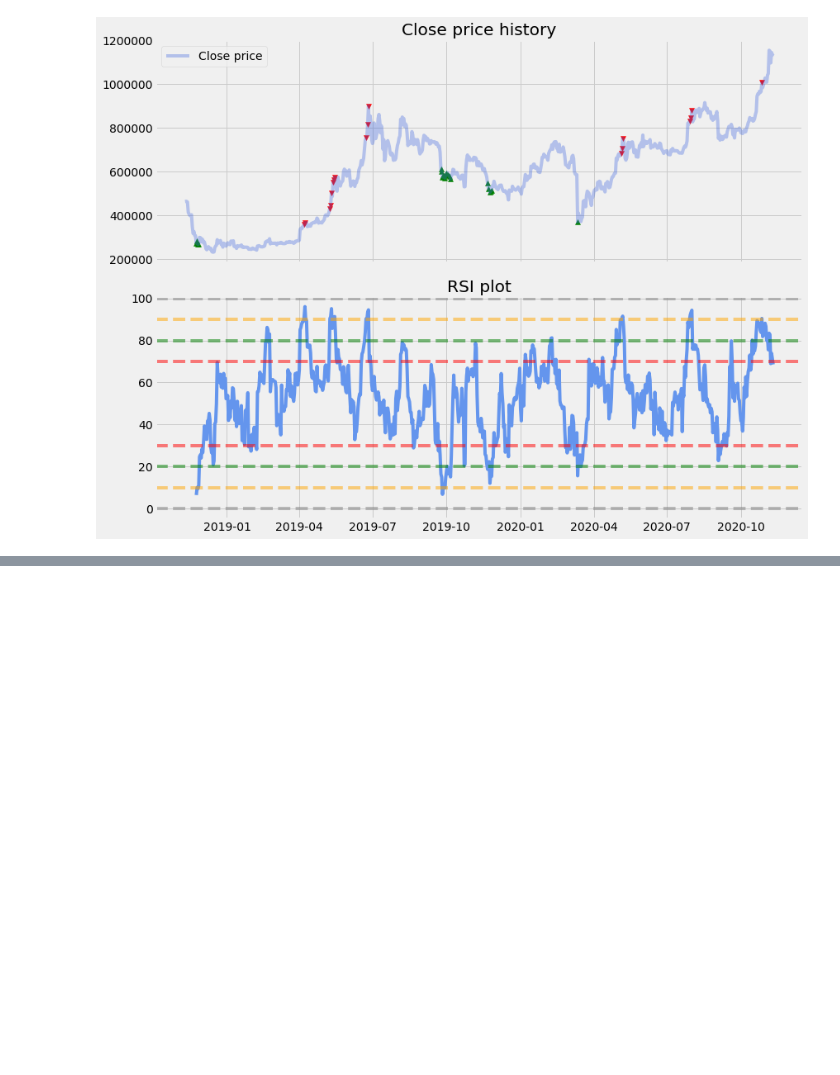
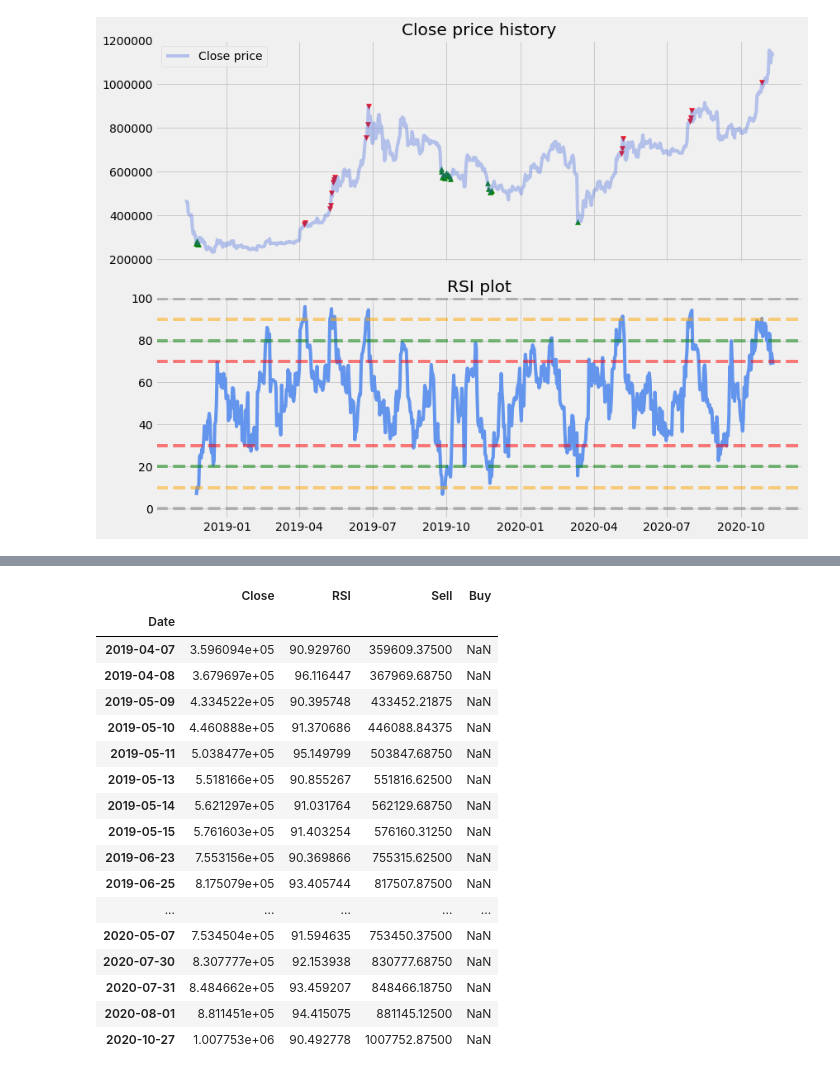
Before and after one commit to Xalt8/Crypto, a Jupyter notebook: rsi.ipynb, the cells around one changed output, grey strips where cells are left out. Drawn from its saved outputs; the diff is of its cells as text; code cells hidden in the pictures; blank space fills up the shorter version.

```diff
--- a/rsi.ipynb
+++ b/rsi.ipynb
@@ -176,0 +230,21 @@ plt.show()
+# %%
+sells
+# %% [output]
+|  | Close | RSI | Sell | Buy |
+| Date |  |  |  |  |
+| 2019-04-07 | 3.596094e+05 | 90.929760 | 359609.37500 | NaN |
+| 2019-04-08 | 3.679697e+05 | 96.116447 | 367969.68750 | NaN |
+| 2019-05-09 | 4.334522e+05 | 90.395748 | 433452.21875 | NaN |
+| 2019-05-10 | 4.460888e+05 | 91.370686 | 446088.84375 | NaN |
+| 2019-05-11 | 5.038477e+05 | 95.149799 | 503847.68750 | NaN |
+| 2019-05-13 | 5.518166e+05 | 90.855267 | 551816.62500 | NaN |
+| 2019-05-14 | 5.621297e+05 | 91.031764 | 562129.68750 | NaN |
+| 2019-05-15 | 5.761603e+05 | 91.403254 | 576160.31250 | NaN |
+| 2019-06-23 | 7.553156e+05 | 90.369866 | 755315.62500 | NaN |
+| 2019-06-25 | 8.175079e+05 | 93.405744 | 817507.87500 | NaN |
+| ... | ... | ... | ... | ... |
+| 2020-05-07 | 7.534504e+05 | 91.594635 | 753450.37500 | NaN |
+| 2020-07-30 | 8.307777e+05 | 92.153938 | 830777.68750 | NaN |
+| 2020-07-31 | 8.484662e+05 | 93.459207 | 848466.18750 | NaN |
+| 2020-08-01 | 8.811451e+05 | 94.415075 | 881145.12500 | NaN |
+| 2020-10-27 | 1.007753e+06 | 90.492778 | 1007752.87500 | NaN |
```
Also changed, not shown: parts of 13 cells of this notebook.
